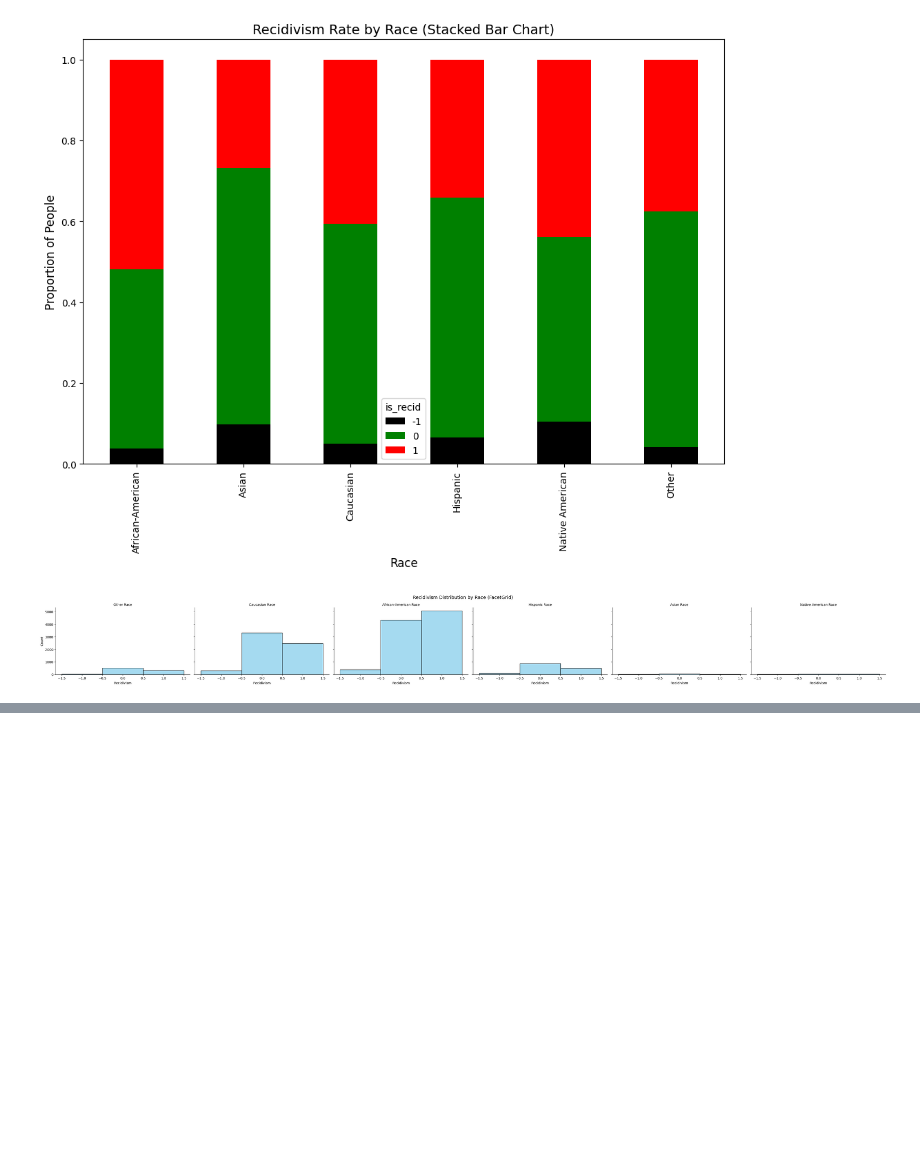
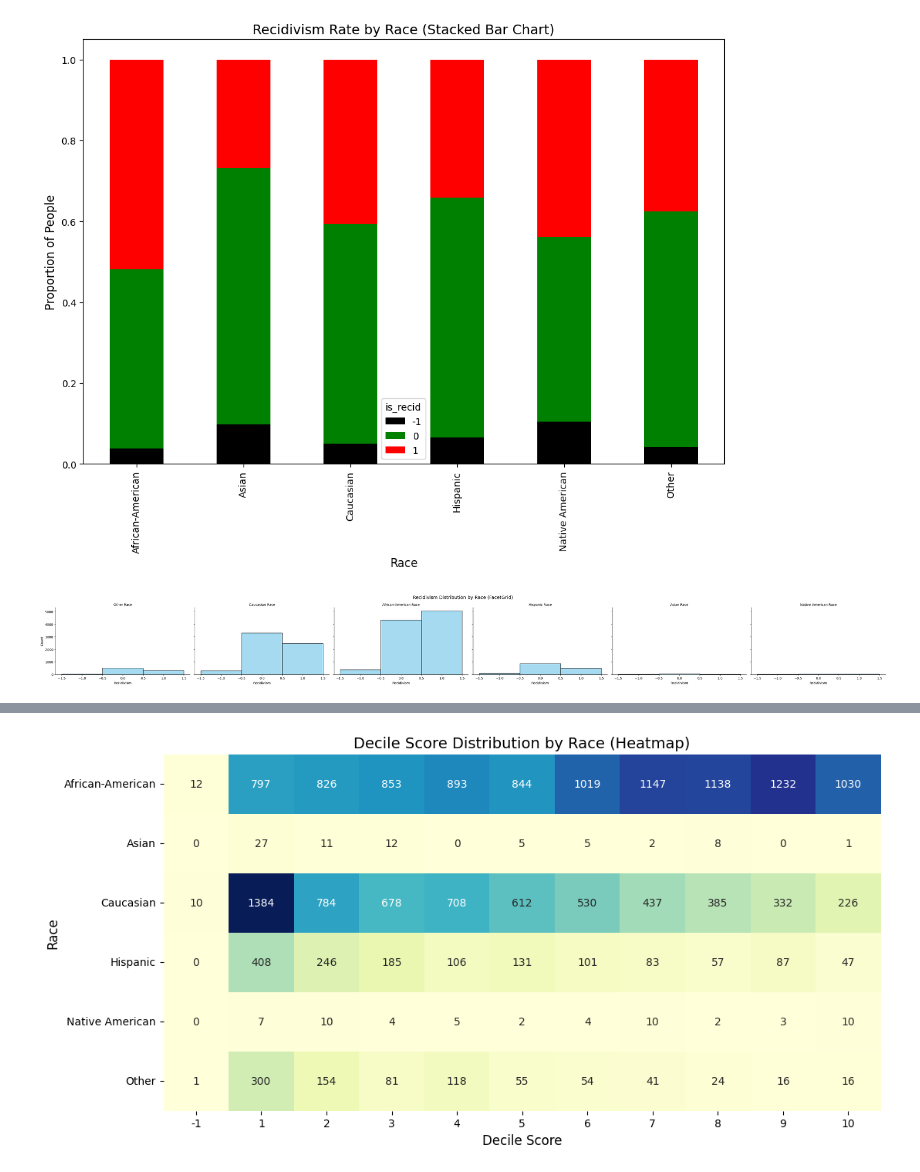
Before and after one commit to TimosEle23/XAI_project, a Jupyter notebook: analysis.ipynb, the cells around one changed output, grey strips where cells are left out. Saved outputs shown, nothing was run; the diff lists cells and outputs as text; code cells hidden in the pictures; blank space fills up the shorter version.

```diff
--- a/analysis.ipynb
+++ b/analysis.ipynb
@@ -199,0 +217,14 @@ plt.show()
+# %%
+# Create a pivot table for the decile score counts by race
+decile_heatmap_data = pd.crosstab(df['race'], df['decile_score'])
+
+# Create a heatmap for decile score distribution by race
+plt.figure(figsize=(12, 6))
+sns.heatmap(decile_heatmap_data, cmap="YlGnBu", annot=True, fmt='d', cbar=False)
+
+plt.xlabel("Decile Score", fontsize=12)
+plt.ylabel("Race", fontsize=12)
+plt.title("Decile Score Distribution by Race (Heatmap)", fontsize=14)
+plt.show()
+# %% [output]
+[figure, added]
```
Also changed, not shown: parts of 3 cells of this notebook.
